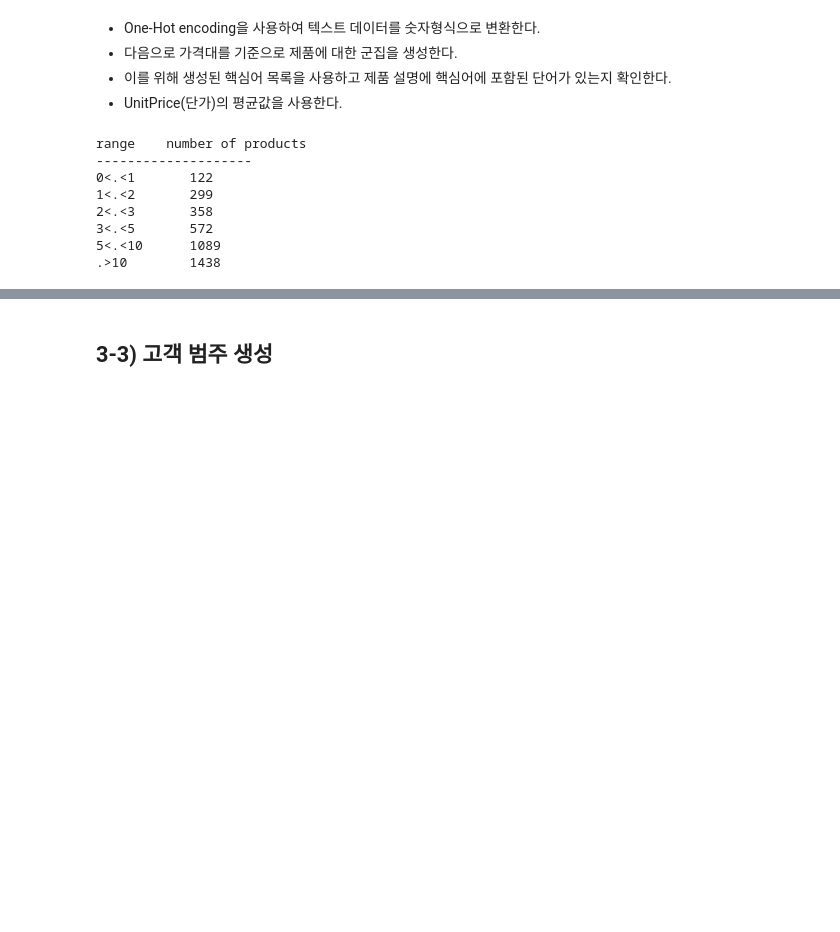
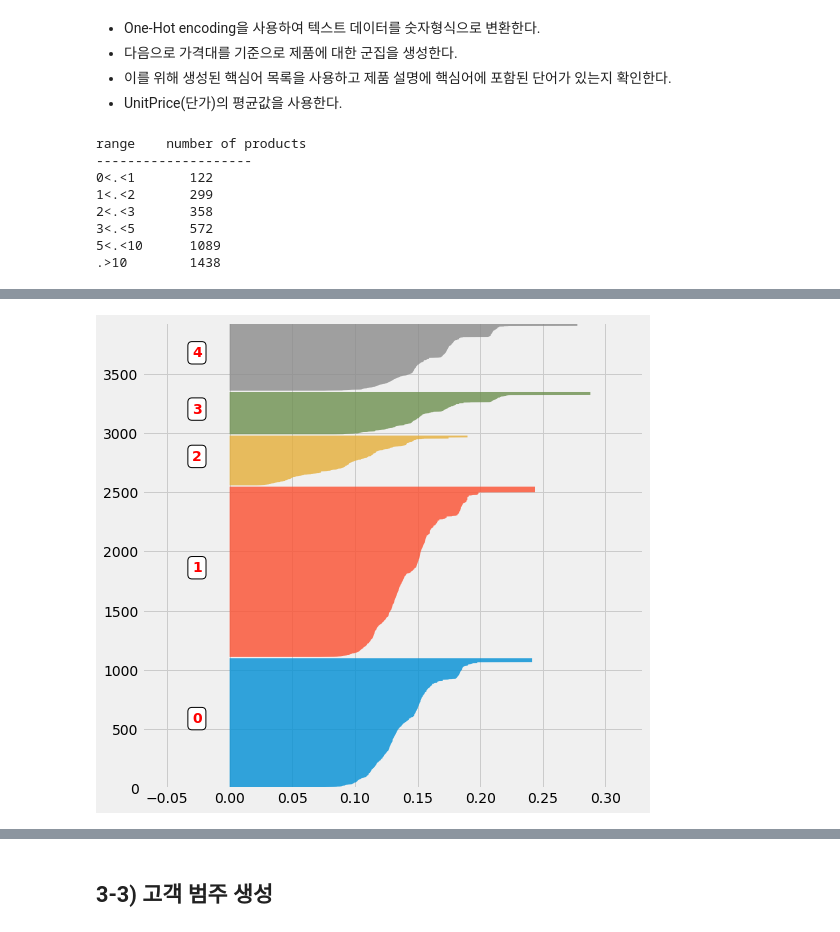
Before and after one commit to Hinterhalter/Machine_Learning_Practice_Projects, a Jupyter notebook: 고객_분석/고객_분석.ipynb, the cells around one changed output, grey strips where cells are left out. Saved outputs shown, nothing was run; the diff lists cells and outputs as text; code cells hidden in the pictures; blank space fills up the shorter version.

```diff
--- a/고객_분석/고객_분석.ipynb
+++ b/고객_분석/고객_분석.ipynb
@@ -589,0 +594,9 @@ range    number of products
+# %%
+matrix = X.as_matrix()
+
+for n_clusters in range(3,10):
+    kmeans = KMeans(init='k-means++', n_clusters = n_clusters, n_init = 30)
+    kmeans.fit(matrix)
+    clusters = kmeans.predict(matrix)
+    silhouettes_avg = silhouette_score(matrix, clusters)
+    print("For n_clusters =", n_clusters, 'The average silhouette_score is :', silhouettes_avg)
@@ -589,0 +614,10 @@ range    number of products
+# %%
+n_clusters = 5
+silhouette_avg = -1
+while silhouette_avg < 0.145:
+    kmeans = KMeans(init='k-means++', n_clusters = n_clusters, n_init=30)
+    kmeans.fit(matrix)
+    clusters = kmeans.predict(matrix)
+    silhouette_avg = silhouette_score(matrix, clusters)
+
+    print("For n_clusters =", n_clusters, "The average silhouette_score is :", silhouette_avg)
@@ -589,0 +654,28 @@ range    number of products
+# %%
+def graph_component_silhouette(n_cluster, lim_x, mat_size, sample_silhouette_values, clusters):
+    plt.style.use('fivethirtyeight')
+    mpl.rc('patch', edgecolor='dimgray', linewidth=1)
+
+    fig, ax1 = plt.subplots(1,1)
+    fig.set_size_inches(8,8)
+    ax1.set_xlim([lim_x[0], lim_x[1]])
+    ax1.set_ylim([0, mat_size + (n_clusters + 1) * 10])
+    y_lower = 10
+    for i in range(n_clusters):
+
+        ith_cluster_silhouette_values = sample_silhouette_values[clusters==i]
+        ith_cluster_silhouette_values.sort()
+        size_cluster_i = ith_cluster_silhouette_values.shape[0]
+        y_upper = y_lower + size_cluster_i
+        ax1.fill_betweenx(np.arange(y_lower, y_upper), 0, ith_cluster_silhouette_values, alpha=0.8)
+        ax1.text(-0.03, y_lower + 0.5 * size_cluster_i, str(i), color='red', fontweight = 'bold',
+                 bbox=dict(facecolor='white', edgecolor='black', boxstyle='round, pad=0.3'))
+        y_lower = y_upper + 10
+# %%
+# 실루엣 스코어 값을 각각 정의한다.
+sample_silhouette_values = silhouette_samples(matrix, clusters)
+
+# 그래프 생성
+graph_component_silhouette(n_clusters, [-0.07, 0.33], len(X), sample_silhouette_values, clusters)
+# %% [output]
+[figure, added]
```
Also changed, not shown: parts of 20 cells of this notebook.
